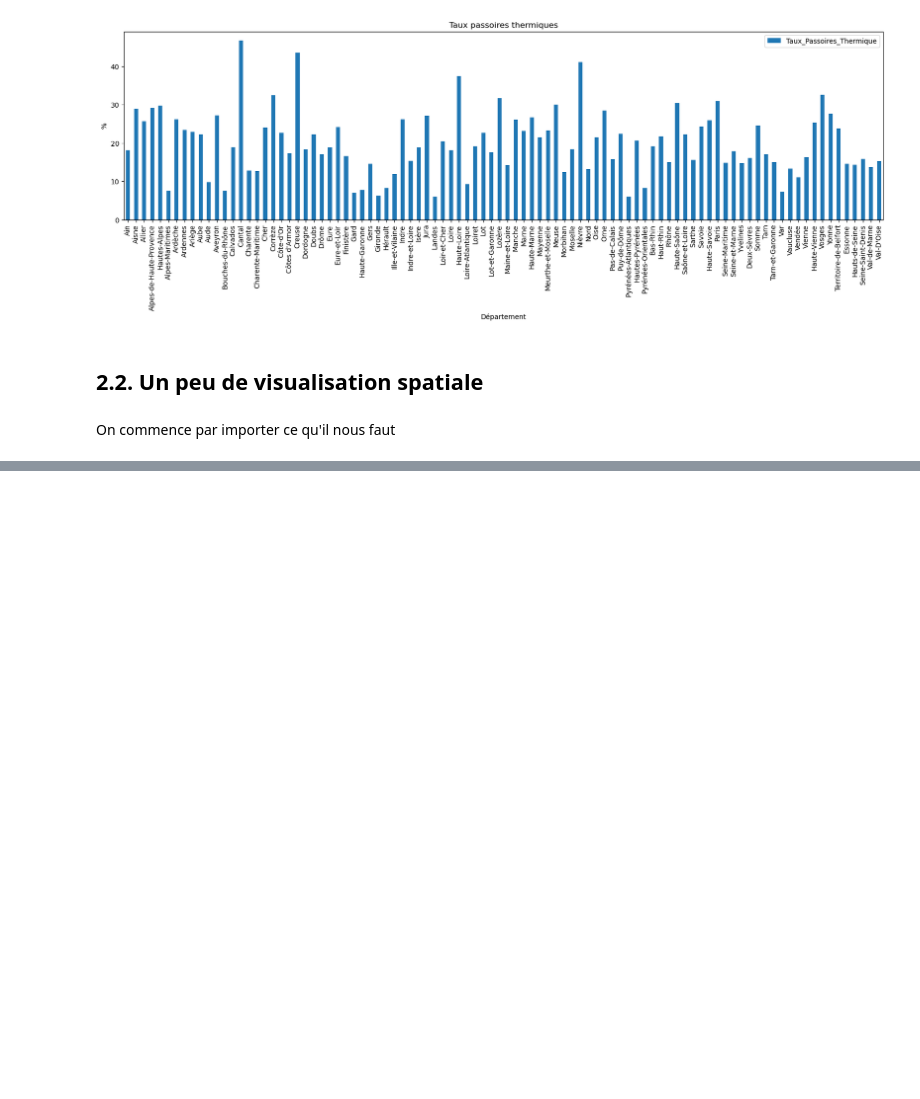
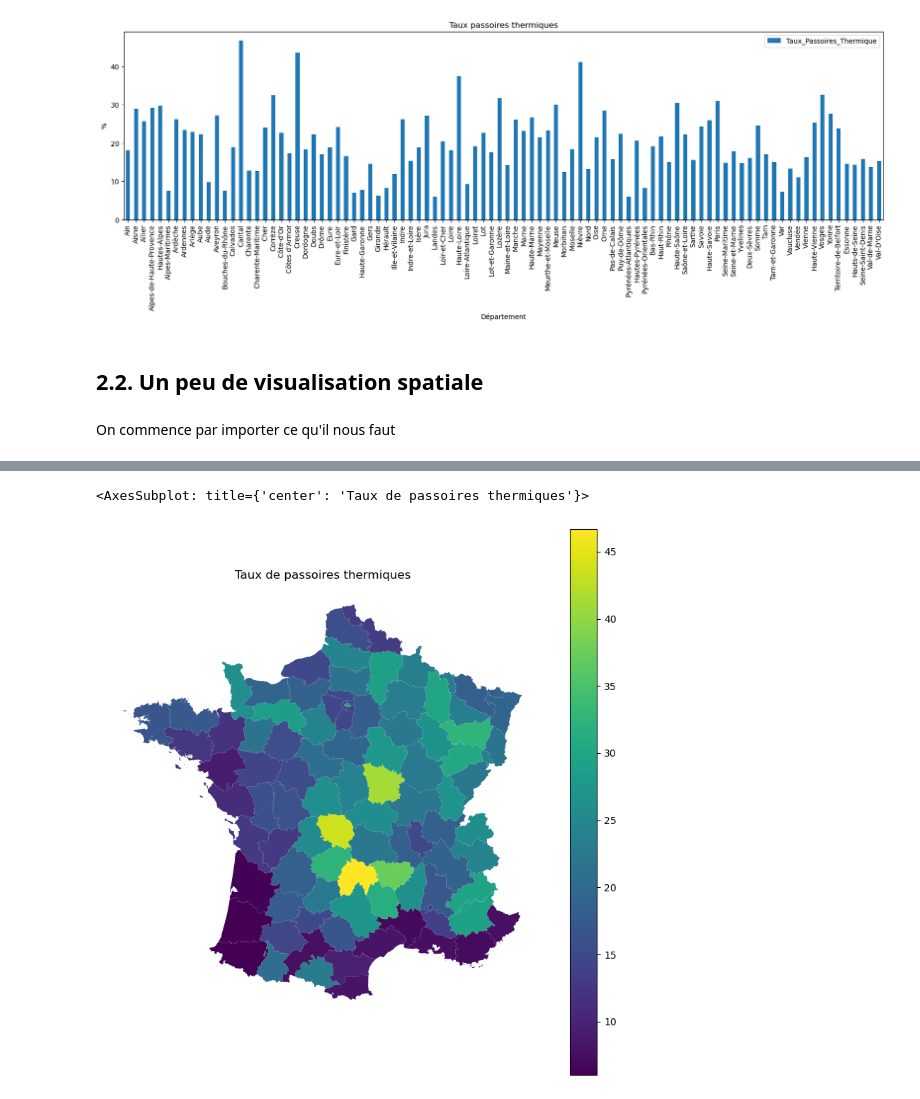
Before and after one commit to f-b-l/python2A, a Jupyter notebook: debut projet-LP-21-10-22.ipynb, the cells around one changed output, grey strips where cells are left out. Cells and saved outputs as stored; diff of their text form; code cells hidden in the pictures; blank space fills up the shorter version.

```diff
--- a/debut projet-LP-21-10-22.ipynb
+++ b/debut projet-LP-21-10-22.ipynb
@@ -456,0 +520,4 @@ ImportError: cannot import name 'ParamSpec' from 'typing_extensions' (/Users/fra
+# %%
+passoires=df_bdd_nat_work['Taux_Passoires_Thermique'].tolist()
+france_passoires = france_copy.assign(passoires=passoires)
+france_passoires
@@ -456,0 +539,9 @@ ImportError: cannot import name 'ParamSpec' from 'typing_extensions' (/Users/fra
+# %%
+fig,ax = plt.subplots(figsize=(10, 10))
+france_passoires.plot(ax = ax, column = "passoires", legend=True)
+ax.set_axis_off()
+plt.title('Taux de passoires thermiques')
+ax
+# %% [output]
+<AxesSubplot: title={'center': 'Taux de passoires thermiques'}>
+[figure, added]
```
Also changed, not shown: parts of 24 cells of this notebook.
